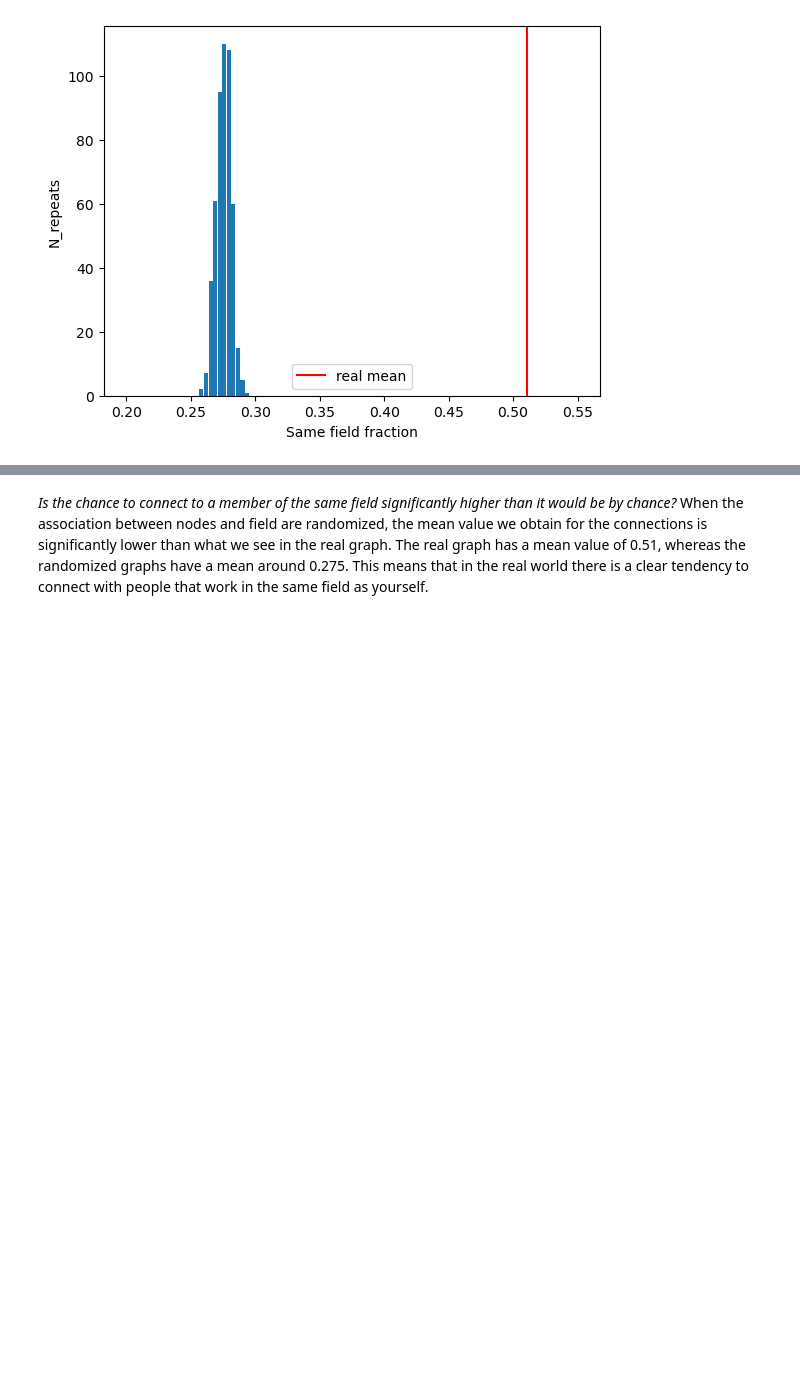
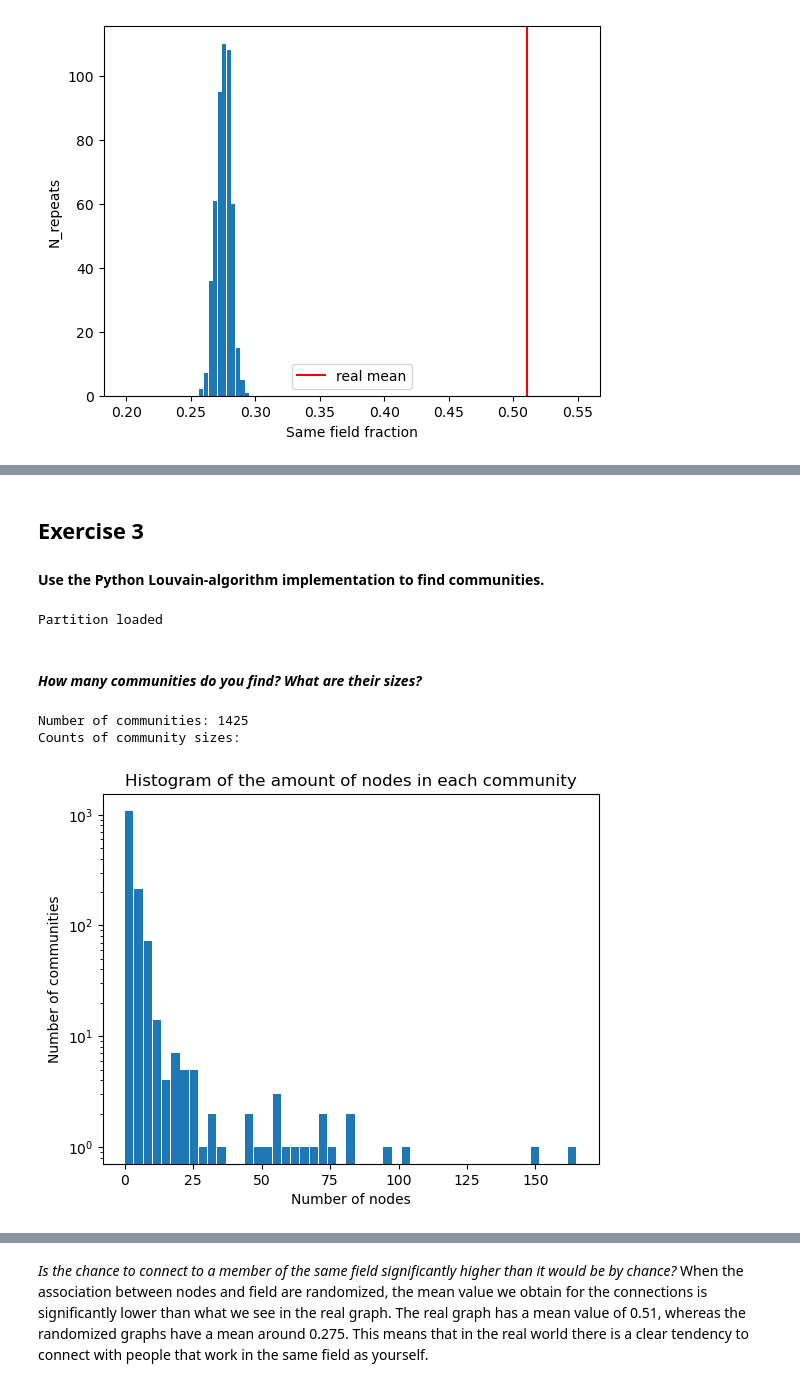
Before and after one commit to Dribo/02467_A_1, a Jupyter notebook: Assignment2magnus.ipynb, the cells around one changed output, grey strips where cells are left out. Cells and saved outputs as stored; diff of their text form; code cells hidden in the pictures; blank space fills up the shorter version.

```diff
--- a/Assignment2magnus.ipynb
+++ b/Assignment2magnus.ipynb
@@ -60,0 +343,66 @@ plt.show()
+# %% [markdown]
+## Exercise 3
+
+#### Use the Python Louvain-algorithm implementation to find communities.
+# %%
+import json
+
+G_week4 = css_utils.read_json_file('./data/graph.json')
+
+field_list = []
+
+def remove_node_if_no_field(author):
+    try:
+        field = G_week4.nodes[author]['top_field']
+        if field == 'nan':
+            G_week4.remove_node(author)
+        elif str(field) == 'nan':
+            G_week4.remove_node(author)
+        else:
+            field_list.append(field)
+    except KeyError:
+        G_week4.remove_node(author)
+
+authors = list(G_week4.nodes)
+for a in authors:
+    remove_node_if_no_field(a)
+
+G_week4_partition = community.best_partition(G_week4)
+
+SAVE_MODE = False
+if SAVE_MODE:
+    with open("data/author_graph_partition_dict.json", "w") as write_file:
+        json.dump(G_week4_partition, write_file, indent=4)
+        print("Partition saved")
+else:
+    with open("data/author_graph_partition_dict.json") as f:
+        G_week4_partition = json.load(f)
+        print("Partition loaded")
+# %% [output]
+Partition loaded
+# %%
+N_communities = len(np.unique(list(G_week4_partition.values())))
+unique, counts = np.unique(list(G_week4_partition.values()), return_counts=True)
+# %% [markdown]
+#### *How many communities do you find? What are their sizes?*
+# %%
+print("Number of communities:", N_communities)
+print("Counts of community sizes:")
+
+bins = np.linspace(0, max(counts), 50)
+hist, edges = np.histogram(counts, bins=bins)
+x = (edges[1:] + edges[:-1])/2
+width = bins[1] - bins[0]
+
+fig, axs = plt.subplots()
+axs.bar(x, hist, width=width*0.9)
+
+axs.set_xlabel('Number of nodes')
+axs.set_ylabel('Number of communities')
+axs.set_yscale('log')
+axs.set_title('Histogram of the amount of nodes in each community')
+print()
+# %% [output]
+Number of communities: 1425
+Counts of community sizes:
+[figure, added]
```
Also changed, not shown: parts of 68 cells of this notebook, 2 other files.
